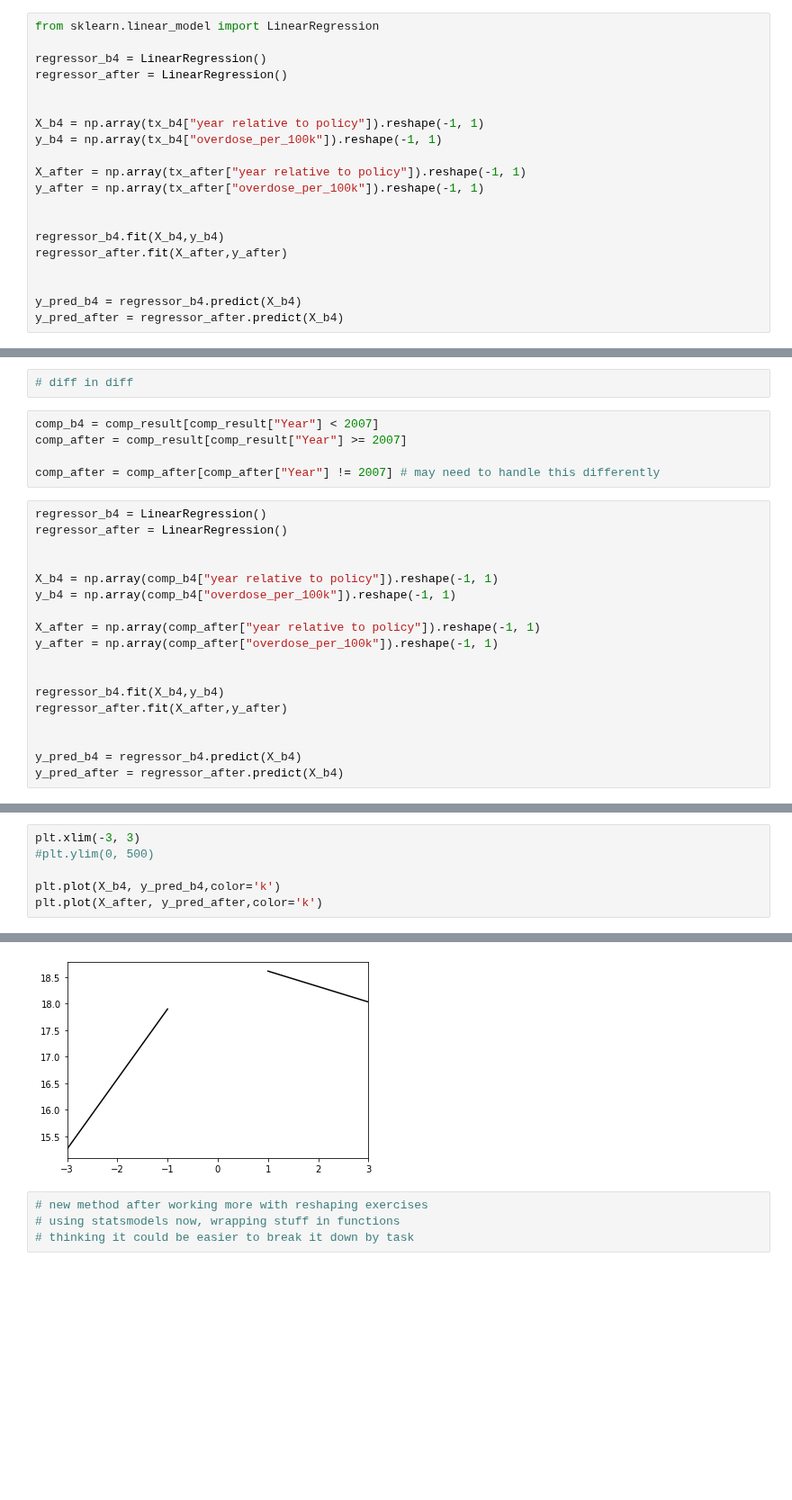
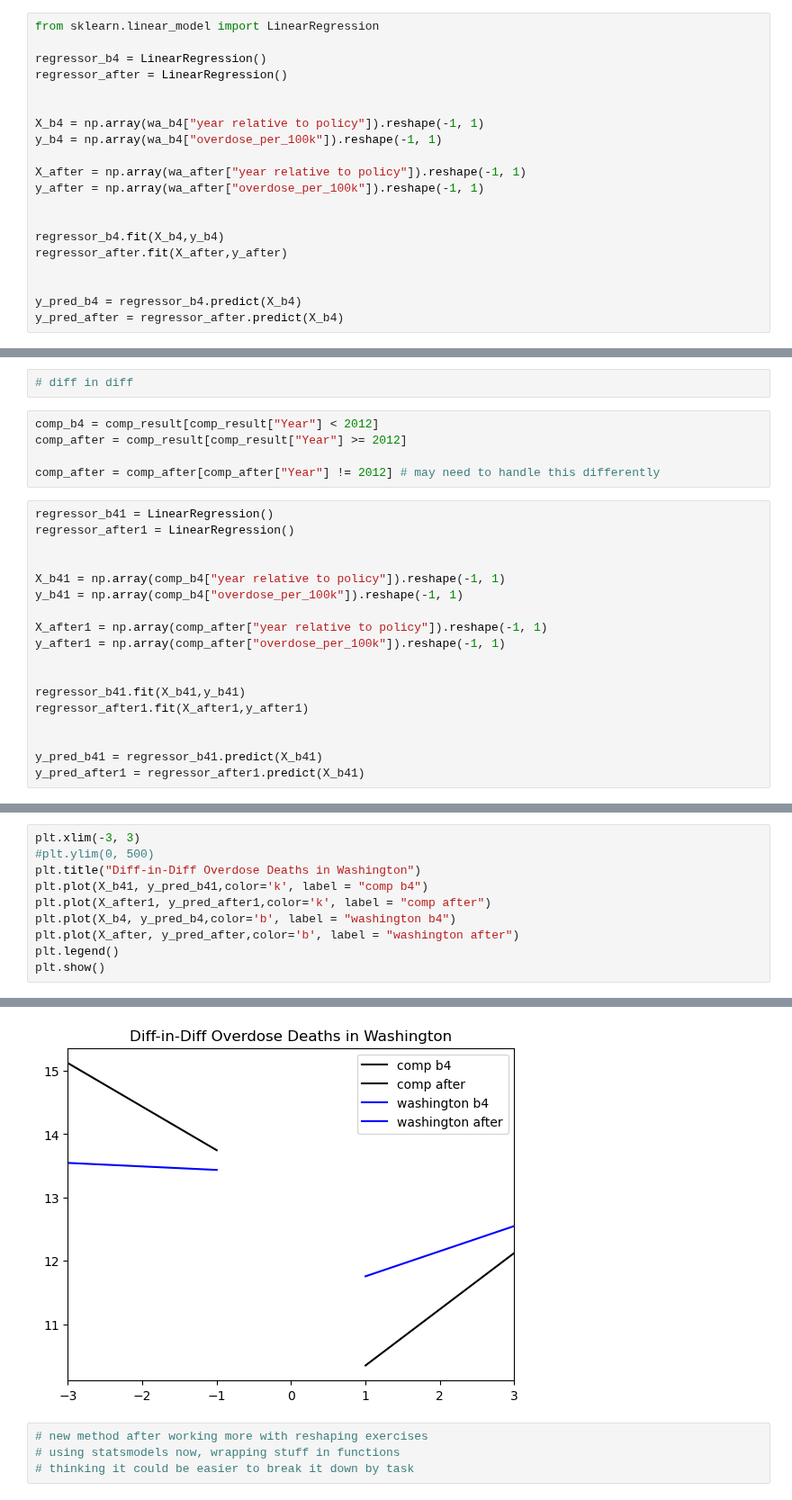
Before and after one commit to abzdel/Opioid-Analysis, a Jupyter notebook: 50_washington_diff_in_diff.ipynb, the cells around one changed output, grey strips where cells are left out. Shown at 90% size. Cells and saved outputs as stored; diff of their text form; blank space fills up the shorter version.

Commit message:
finish diff-in-diff washington

```diff
--- a/50_washington_diff_in_diff.ipynb
+++ b/50_washington_diff_in_diff.ipynb
@@ -232,11 +258,11 @@ regressor_b4 = LinearRegression()
 regressor_after = LinearRegression()
 
 
-X_b4 = np.array(tx_b4["year relative to policy"]).reshape(-1, 1)
-y_b4 = np.array(tx_b4["overdose_per_100k"]).reshape(-1, 1)
+X_b4 = np.array(wa_b4["year relative to policy"]).reshape(-1, 1)
+y_b4 = np.array(wa_b4["overdose_per_100k"]).reshape(-1, 1)
 
-X_after = np.array(tx_after["year relative to policy"]).reshape(-1, 1)
-y_after = np.array(tx_after["overdose_per_100k"]).reshape(-1, 1)
+X_after = np.array(wa_after["year relative to policy"]).reshape(-1, 1)
+y_after = np.array(wa_after["overdose_per_100k"]).reshape(-1, 1)
 
 
 regressor_b4.fit(X_b4,y_b4)
@@ -273,25 +298,25 @@ plt.plot(X_after, y_pred_after,color='k')
 # %%
 # diff in diff
 # %%
-comp_b4 = comp_result[comp_result["Year"] < 2007]
-comp_after = comp_result[comp_result["Year"] >= 2007]
+comp_b4 = comp_result[comp_result["Year"] < 2012]
+comp_after = comp_result[comp_result["Year"] >= 2012]
 
-comp_after = comp_after[comp_after["Year"] != 2007] # may need to handle this differently
+comp_after = comp_after[comp_after["Year"] != 2012] # may need to handle this differently
 # %%
-regressor_b4 = LinearRegression()
-regressor_after = LinearRegression()
+regressor_b41 = LinearRegression()
+regressor_after1 = LinearRegression()
 
 
-X_b4 = np.array(comp_b4["year relative to policy"]).reshape(-1, 1)
-y_b4 = np.array(comp_b4["overdose_per_100k"]).reshape(-1, 1)
+X_b41 = np.array(comp_b4["year relative to policy"]).reshape(-1, 1)
+y_b41 = np.array(comp_b4["overdose_per_100k"]).reshape(-1, 1)
 
-X_after = np.array(comp_after["year relative to policy"]).reshape(-1, 1)
-y_after = np.array(comp_after["overdose_per_100k"]).reshape(-1, 1)
+X_after1 = np.array(comp_after["year relative to policy"]).reshape(-1, 1)
+y_after1 = np.array(comp_after["overdose_per_100k"]).reshape(-1, 1)
 
 
-regressor_b4.fit(X_b4,y_b4)
-regressor_after.fit(X_after,y_after)
+regressor_b41.fit(X_b41,y_b41)
+regressor_after1.fit(X_after1,y_after1)
 
 
-y_pred_b4 = regressor_b4.predict(X_b4)
-y_pred_after = regressor_after.predict(X_b4)
+y_pred_b41 = regressor_b41.predict(X_b41)
+y_pred_after1 = regressor_after1.predict(X_b41)
@@ -310,7 +335,11 @@ array([[18.61098514],
 # %%
 plt.xlim(-3, 3)
 #plt.ylim(0, 500)
-
-plt.plot(X_b4, y_pred_b4,color='k')
-plt.plot(X_after, y_pred_after,color='k')
+plt.title("Diff-in-Diff Overdose Deaths in Washington")
+plt.plot(X_b41, y_pred_b41,color='k', label = "comp b4")
+plt.plot(X_after1, y_pred_after1,color='k', label = "comp after")
+plt.plot(X_b4, y_pred_b4,color='b', label = "washington b4")
+plt.plot(X_after, y_pred_after,color='b', label = "washington after")
+plt.legend()
+plt.show()
 # %% [output]
@@ -318,4 +346,4 @@ plt.plot(X_after, y_pred_after,color='k')
-[figure, old version]
+[figure, new version]
 # %%
 # new method after working more with reshaping exercises
 # using statsmodels now, wrapping stuff in functions
```
Also changed, not shown: parts of 33 cells of this notebook.
